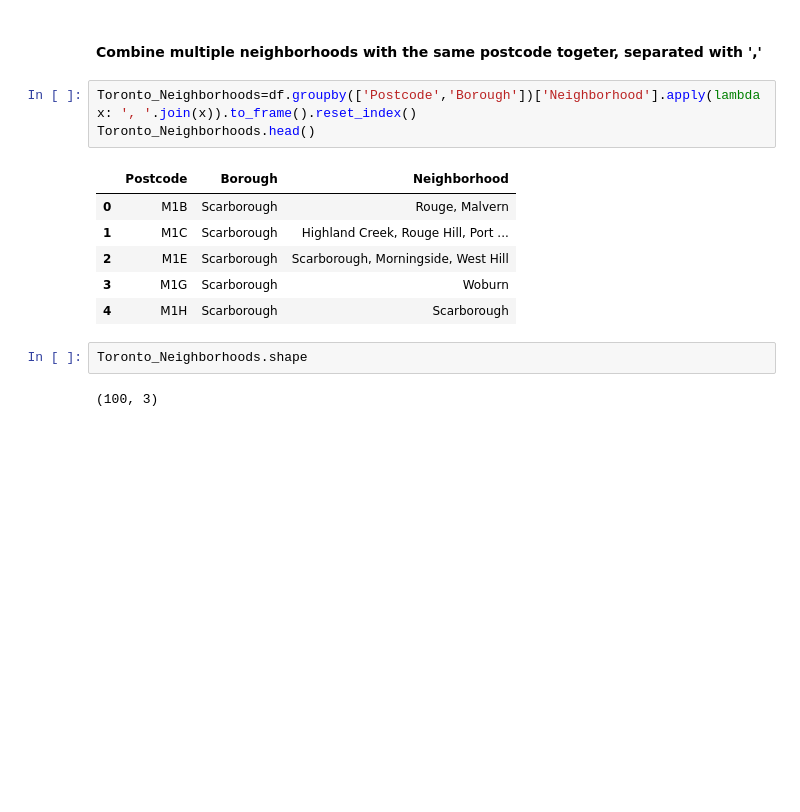
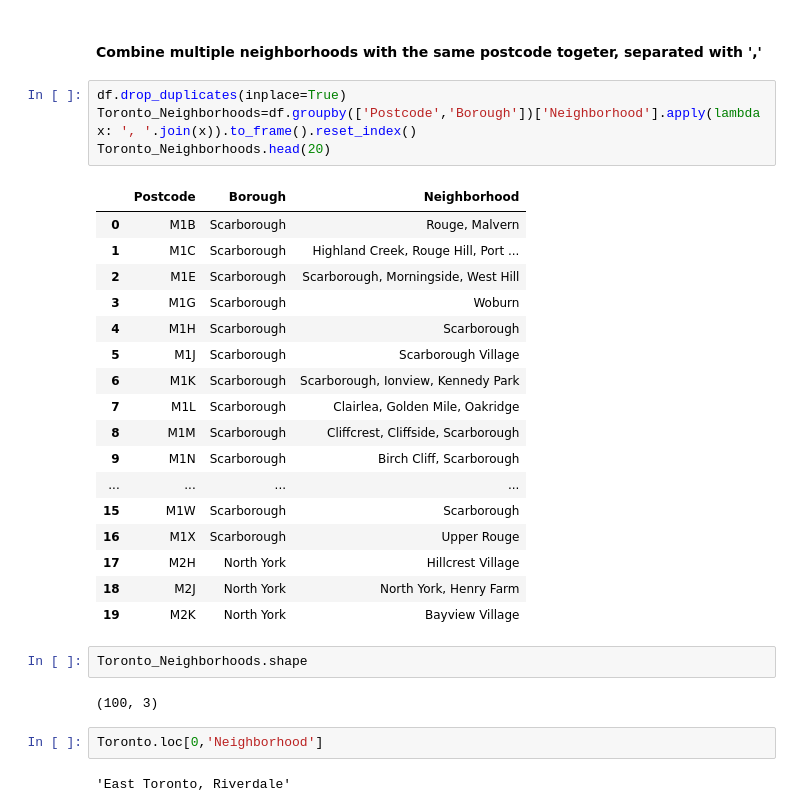
Before and after one commit to qzhang1nd/Capstone-Project-Neighborhood-Segmentation, a Jupyter notebook: Neighborhoods in Toronto.ipynb, the cells around one changed output. Cells and saved outputs as stored; diff of their text form; blank space fills up the shorter version.

```diff
--- a/Neighborhoods in Toronto.ipynb
+++ b/Neighborhoods in Toronto.ipynb
@@ -72,16 +76,32 @@ df.head(12)
 # %% [markdown]
 #### Combine multiple neighborhoods with the same postcode togeter, separated with ','
 # %%
+df.drop_duplicates(inplace=True)
 Toronto_Neighborhoods=df.groupby(['Postcode','Borough'])['Neighborhood'].apply(lambda x: ', '.join(x)).to_frame().reset_index()
-Toronto_Neighborhoods.head()
+Toronto_Neighborhoods.head(20)
 # %% [output]
 |  | Postcode | Borough | Neighborhood |
 | 0 | M1B | Scarborough | Rouge, Malvern |
 | 1 | M1C | Scarborough | Highland Creek, Rouge Hill, Port ... |
 | 2 | M1E | Scarborough | Scarborough, Morningside, West Hill |
 | 3 | M1G | Scarborough | Woburn |
 | 4 | M1H | Scarborough | Scarborough |
+| 5 | M1J | Scarborough | Scarborough Village |
+| 6 | M1K | Scarborough | Scarborough, Ionview, Kennedy Park |
+| 7 | M1L | Scarborough | Clairlea, Golden Mile, Oakridge |
+| 8 | M1M | Scarborough | Cliffcrest, Cliffside, Scarborough |
+| 9 | M1N | Scarborough | Birch Cliff, Scarborough |
+| ... | ... | ... | ... |
+| 15 | M1W | Scarborough | Scarborough |
+| 16 | M1X | Scarborough | Upper Rouge |
+| 17 | M2H | North York | Hillcrest Village |
+| 18 | M2J | North York | North York, Henry Farm |
+| 19 | M2K | North York | Bayview Village |
 # %%
 Toronto_Neighborhoods.shape
 # %% [output]
 (100, 3)
+# %%
+Toronto.loc[0,'Neighborhood']
+# %% [output]
+'East Toronto, Riverdale'
```
Also changed, not shown: parts of 7 cells of this notebook.
